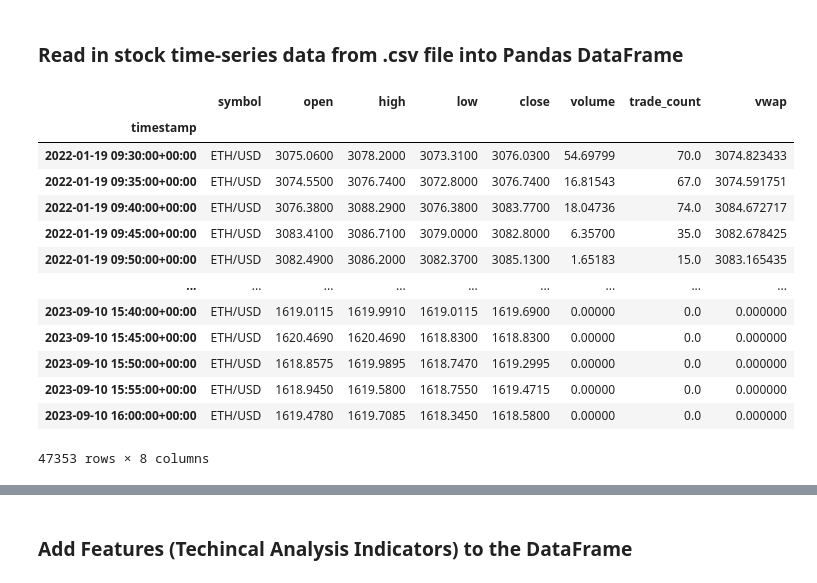
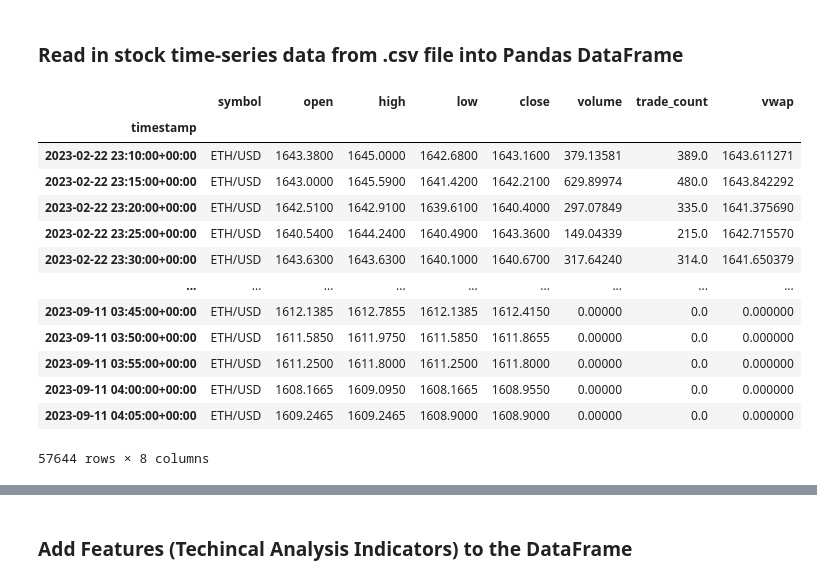
Before and after one commit to CincoCoding/Hyperspace-ML-Optimizer, a Jupyter notebook: notebook/HyperspaceMLOptimizer.ipynb, the cells around one changed output, grey strips where cells are left out. Drawn from its saved outputs; the diff is of its cells as text; code cells hidden in the pictures.

```diff
--- a/notebook/HyperspaceMLOptimizer.ipynb
+++ b/notebook/HyperspaceMLOptimizer.ipynb
@@ -37,7 +34,7 @@ from datetime import datetime
 from dateutil.relativedelta import relativedelta
 
 ticker = "ETH/USD"
-time_diff = datetime.now() - relativedelta(days=600)
+time_diff = datetime.now() - relativedelta(days=200)
 
 # Alpaca Market Data Client
 data_client = CryptoHistoricalDataClient()
@@ -54,5 +51,3 @@ signals_df = data_client.get_crypto_bars(request_params).df
 
 # drop symbol multi-index
 signals_df.reset_index(level='symbol', inplace=True)
-
-signals_df
@@ -73,0 +54,7 @@ signals_df
+# %%
+signals_df.drop("symbol", axis=1, inplace=True)
+
+# save copy
+signals_df.to_csv("./ETH_time_series.csv", index="timestamp")
+
+signals_df
@@ -99,39 +101,39 @@ signals_df
 # %%
 # # Set ticker
 # ticker = "AAPL"
 
 # # Load the DataFrame from a CSV file
 # signals_df = pd.read_csv('AAPL_time_series_df.csv', index_col="timestamp")
 
 # # Convert the first column (assuming it contains datetime-like values) to DatetimeIndex
 # signals_df.index = pd.to_datetime(signals_df.index)
 
-# Define NYSE regular trading hours
-nyse_opening_time = pd.Timestamp("09:30:00")
-nyse_closing_time = pd.Timestamp("16:00:00")
+# # Define NYSE regular trading hours
+# nyse_opening_time = pd.Timestamp("09:30:00")
+# nyse_closing_time = pd.Timestamp("16:00:00")
 
-# Filter the DataFrame to include only data within NYSE regular trading hours
-signals_df = signals_df.between_time(nyse_opening_time.time(), nyse_closing_time.time())
+# # Filter the DataFrame to include only data within NYSE regular trading hours
+# signals_df = signals_df.between_time(nyse_opening_time.time(), nyse_closing_time.time())
 
-# save copy
-signals_df.to_csv("ETH_time_series_df.csv", index="timestamp")
+# # save copy
+# signals_df.to_csv("../data/SPY_time_series.csv", index="timestamp")
 
 signals_df
 # %% [output]
 |  | symbol | open | high | low | close | volume | trade_count | vwap |
 | timestamp |  |  |  |  |  |  |  |  |
-| 2022-01-19 09:30:00+00:00 | ETH/USD | 3075.0600 | 3078.2000 | 3073.3100 | 3076.0300 | 54.69799 | 70.0 | 3074.823433 |
-| 2022-01-19 09:35:00+00:00 | ETH/USD | 3074.5500 | 3076.7400 | 3072.8000 | 3076.7400 | 16.81543 | 67.0 | 3074.591751 |
-| 2022-01-19 09:40:00+00:00 | ETH/USD | 3076.3800 | 3088.2900 | 3076.3800 | 3083.7700 | 18.04736 | 74.0 | 3084.672717 |
-| 2022-01-19 09:45:00+00:00 | ETH/USD | 3083.4100 | 3086.7100 | 3079.0000 | 3082.8000 | 6.35700 | 35.0 | 3082.678425 |
-| 2022-01-19 09:50:00+00:00 | ETH/USD | 3082.4900 | 3086.2000 | 3082.3700 | 3085.1300 | 1.65183 | 15.0 | 3083.165435 |
+| 2023-02-22 23:10:00+00:00 | ETH/USD | 1643.3800 | 1645.0000 | 1642.6800 | 1643.1600 | 379.13581 | 389.0 | 1643.611271 |
+| 2023-02-22 23:15:00+00:00 | ETH/USD | 1643.0000 | 1645.5900 | 1641.4200 | 1642.2100 | 629.89974 | 480.0 | 1643.842292 |
+| 2023-02-22 23:20:00+00:00 | ETH/USD | 1642.5100 | 1642.9100 | 1639.6100 | 1640.4000 | 297.07849 | 335.0 | 1641.375690 |
+| 2023-02-22 23:25:00+00:00 | ETH/USD | 1640.5400 | 1644.2400 | 1640.4900 | 1643.3600 | 149.04339 | 215.0 | 1642.715570 |
+| 2023-02-22 23:30:00+00:00 | ETH/USD | 1643.6300 | 1643.6300 | 1640.1000 | 1640.6700 | 317.64240 | 314.0 | 1641.650379 |
 | ... | ... | ... | ... | ... | ... | ... | ... | ... |
-| 2023-09-10 15:40:00+00:00 | ETH/USD | 1619.0115 | 1619.9910 | 1619.0115 | 1619.6900 | 0.00000 | 0.0 | 0.000000 |
-| 2023-09-10 15:45:00+00:00 | ETH/USD | 1620.4690 | 1620.4690 | 1618.8300 | 1618.8300 | 0.00000 | 0.0 | 0.000000 |
-| 2023-09-10 15:50:00+00:00 | ETH/USD | 1618.8575 | 1619.9895 | 1618.7470 | 1619.2995 | 0.00000 | 0.0 | 0.000000 |
-| 2023-09-10 15:55:00+00:00 | ETH/USD | 1618.9450 | 1619.5800 | 1618.7550 | 1619.4715 | 0.00000 | 0.0 | 0.000000 |
-| 2023-09-10 16:00:00+00:00 | ETH/USD | 1619.4780 | 1619.7085 | 1618.3450 | 1618.5800 | 0.00000 | 0.0 | 0.000000 |
+| 2023-09-11 03:45:00+00:00 | ETH/USD | 1612.1385 | 1612.7855 | 1612.1385 | 1612.4150 | 0.00000 | 0.0 | 0.000000 |
+| 2023-09-11 03:50:00+00:00 | ETH/USD | 1611.5850 | 1611.9750 | 1611.5850 | 1611.8655 | 0.00000 | 0.0 | 0.000000 |
+| 2023-09-11 03:55:00+00:00 | ETH/USD | 1611.2500 | 1611.8000 | 1611.2500 | 1611.8000 | 0.00000 | 0.0 | 0.000000 |
+| 2023-09-11 04:00:00+00:00 | ETH/USD | 1608.1665 | 1609.0950 | 1608.1665 | 1608.9550 | 0.00000 | 0.0 | 0.000000 |
+| 2023-09-11 04:05:00+00:00 | ETH/USD | 1609.2465 | 1609.2465 | 1608.9000 | 1608.9000 | 0.00000 | 0.0 | 0.000000 |
-47353 rows × 8 columns
+57644 rows × 8 columns
 # %%
 # plot closing prices
 signals_df['close'].plot(title=f'{ticker} Closing Prices', xlabel="Timestamp", ylabel='Closing Price')
```
Also changed, not shown: parts of 25 cells of this notebook, 18 other files.
